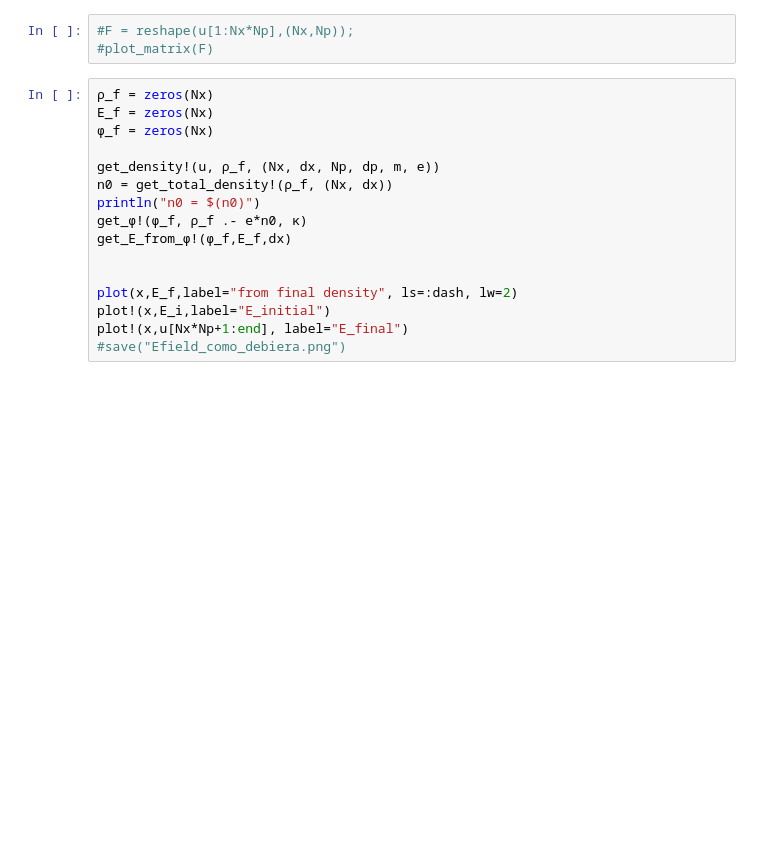
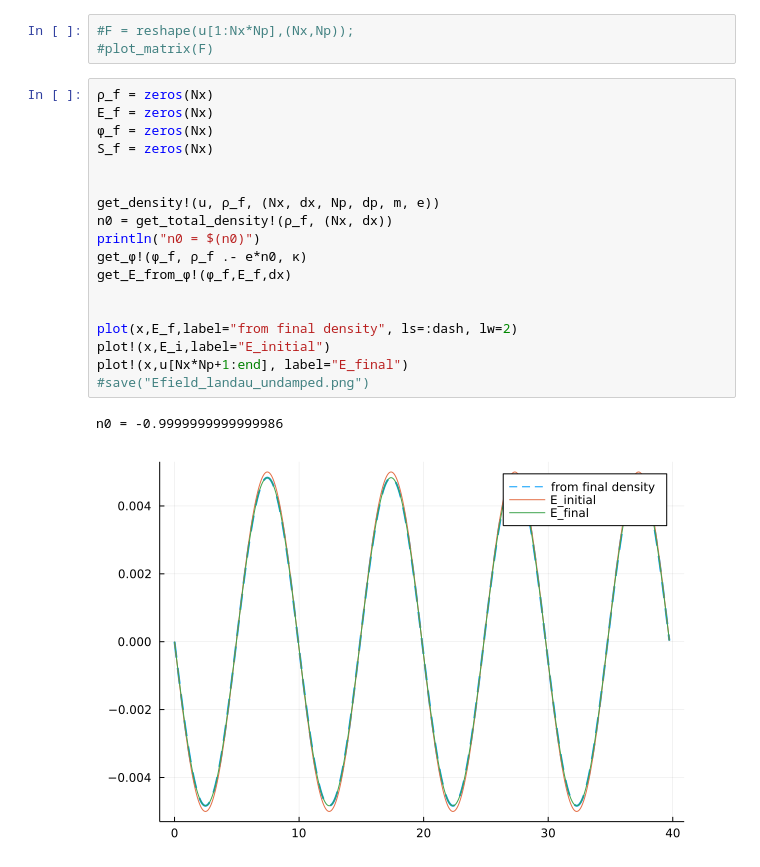
Before and after one commit to reula/Vlasov, a Jupyter notebook: vlasov_1.ipynb, the cells around one changed output. Drawn from its saved outputs; the diff is of its cells as text; blank space fills up the shorter version.

```diff
--- a/vlasov_1.ipynb
+++ b/vlasov_1.ipynb
@@ -258,19 +295,24 @@ for k in 2:M
 # %%
 ρ_f = zeros(Nx)
 E_f = zeros(Nx)
 ϕ_f = zeros(Nx)
+S_f = zeros(Nx)
+
 
 get_density!(u, ρ_f, (Nx, dx, Np, dp, m, e))
 n0 = get_total_density!(ρ_f, (Nx, dx))
 println("n0 = $(n0)")
 get_ϕ!(ϕ_f, ρ_f .- e*n0, κ)
 get_E_from_ϕ!(ϕ_f,E_f,dx)
 
 
 plot(x,E_f,label="from final density", ls=:dash, lw=2)
 plot!(x,E_i,label="E_initial")
 plot!(x,u[Nx*Np+1:end], label="E_final")
-#save("Efield_como_debiera.png")
+#save("Efield_landau_undamped.png")
+# %% [output]
+n0 = -0.9999999999999986
+[figure, added]
 # %%
 factor = 200
 plot(layout=(2,2))
```
Also changed, not shown: parts of 8 cells of this notebook, 1 other file.
